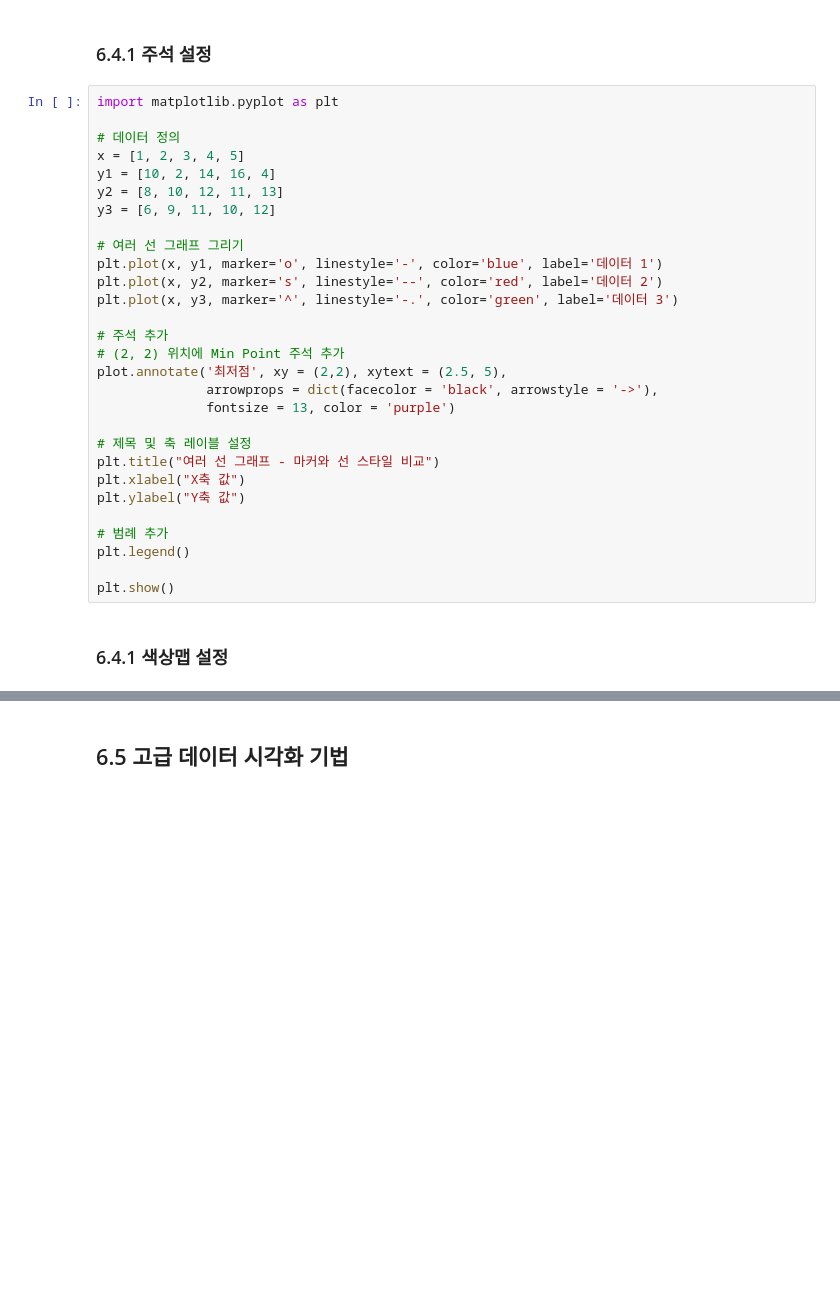
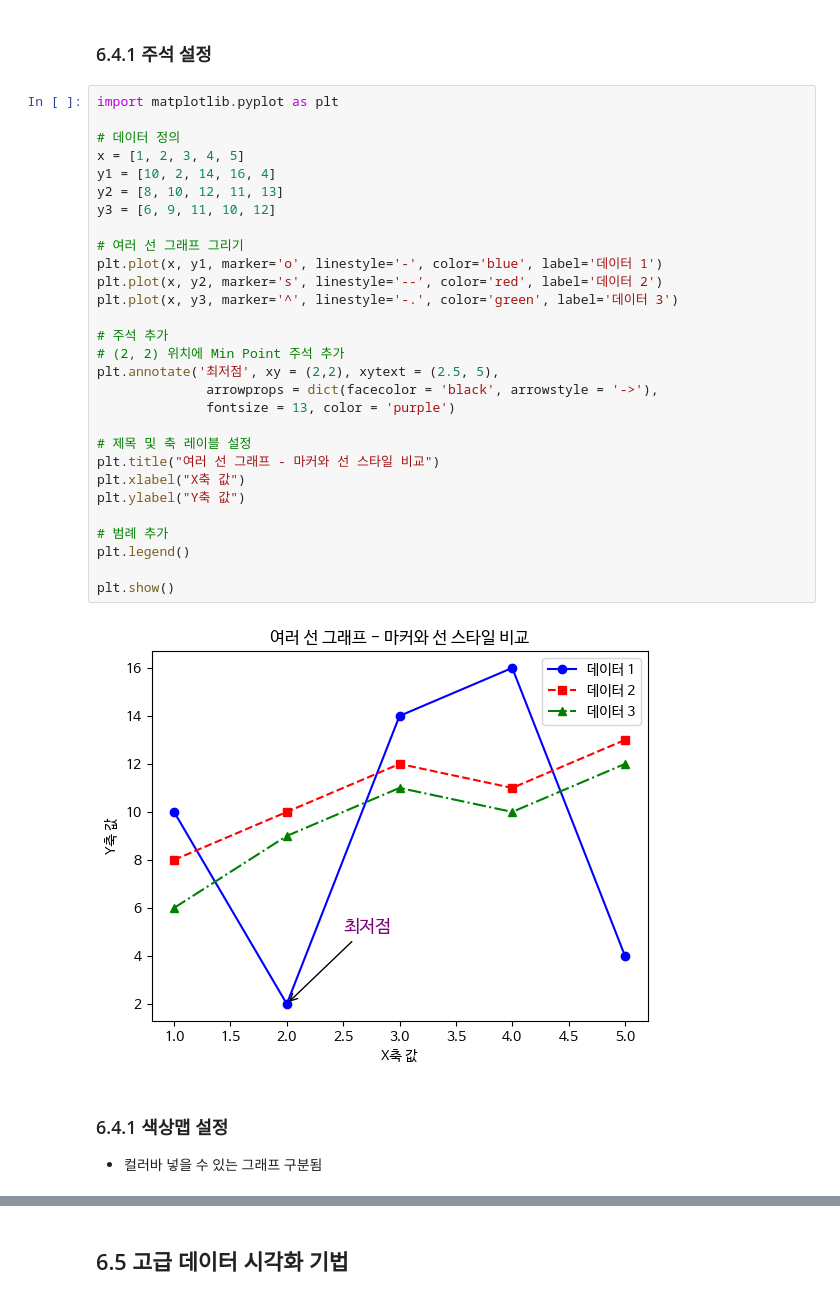
Before and after one commit to Taeichang/DataAnalysis, a Jupyter notebook: 오픈소스_데이터_분석_11강.ipynb, the cells around one changed output, grey strips where cells are left out. Saved outputs shown, nothing was run; the diff lists cells and outputs as text; blank space fills up the shorter version.

```diff
--- a/오픈소스_데이터_분석_11강.ipynb
+++ b/오픈소스_데이터_분석_11강.ipynb
@@ -149,34 +179,38 @@ plt.show()
 # %%
 import matplotlib.pyplot as plt
 
 # 데이터 정의
 x = [1, 2, 3, 4, 5]
 y1 = [10, 2, 14, 16, 4]
 y2 = [8, 10, 12, 11, 13]
 y3 = [6, 9, 11, 10, 12]
 
 # 여러 선 그래프 그리기
 plt.plot(x, y1, marker='o', linestyle='-', color='blue', label='데이터 1')
 plt.plot(x, y2, marker='s', linestyle='--', color='red', label='데이터 2')
 plt.plot(x, y3, marker='^', linestyle='-.', color='green', label='데이터 3')
 
 # 주석 추가
 # (2, 2) 위치에 Min Point 주석 추가
-plot.annotate('최저점', xy = (2,2), xytext = (2.5, 5),
+plt.annotate('최저점', xy = (2,2), xytext = (2.5, 5),
               arrowprops = dict(facecolor = 'black', arrowstyle = '->'),
               fontsize = 13, color = 'purple')
 
 # 제목 및 축 레이블 설정
 plt.title("여러 선 그래프 - 마커와 선 스타일 비교")
 plt.xlabel("X축 값")
 plt.ylabel("Y축 값")
 
 # 범례 추가
 plt.legend()
 
 plt.show()
+# %% [output]
+[figure, added]
 # %% [markdown]
 ### 6.4.1 색상맵 설정
+
+* 컬러바 넣을 수 있는 그래프 구분됨
 # %%
 import matplotlib.pyplot as plt
 import numpy as np
```
Also changed, not shown: parts of 22 cells of this notebook.
